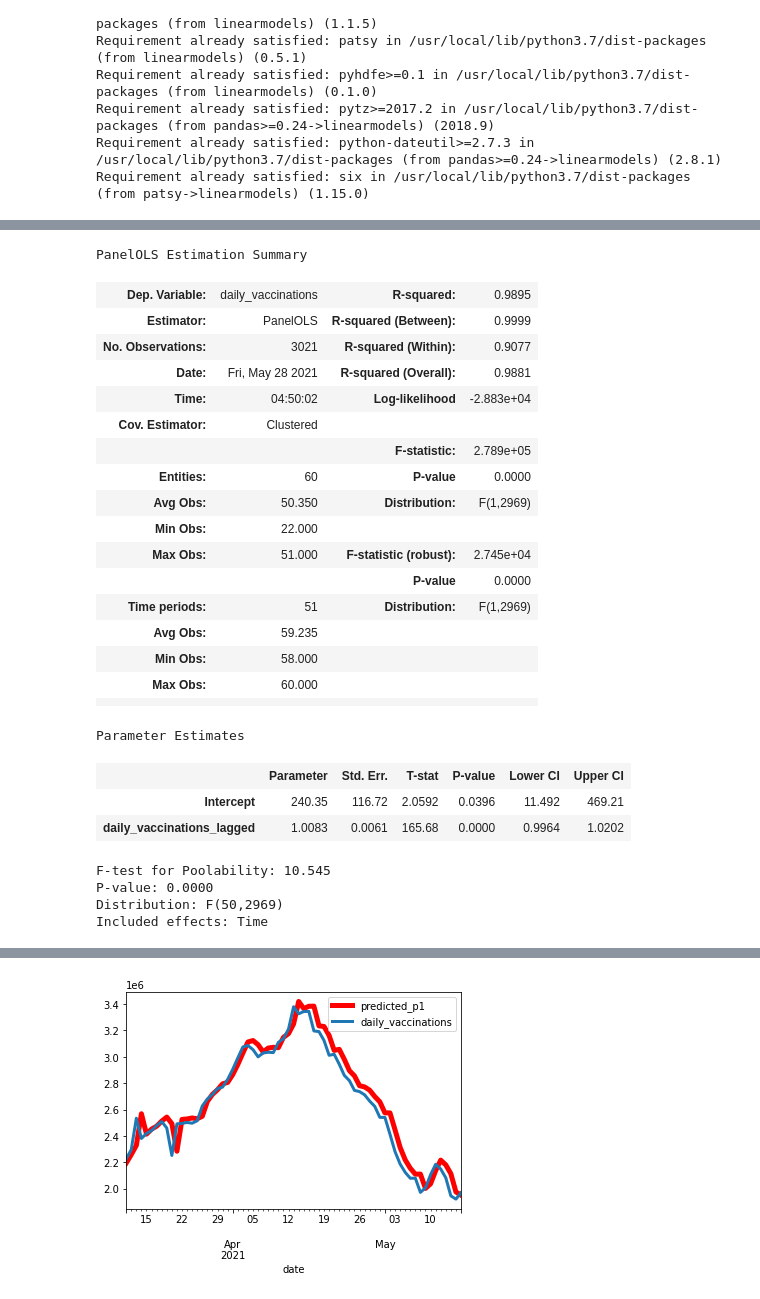
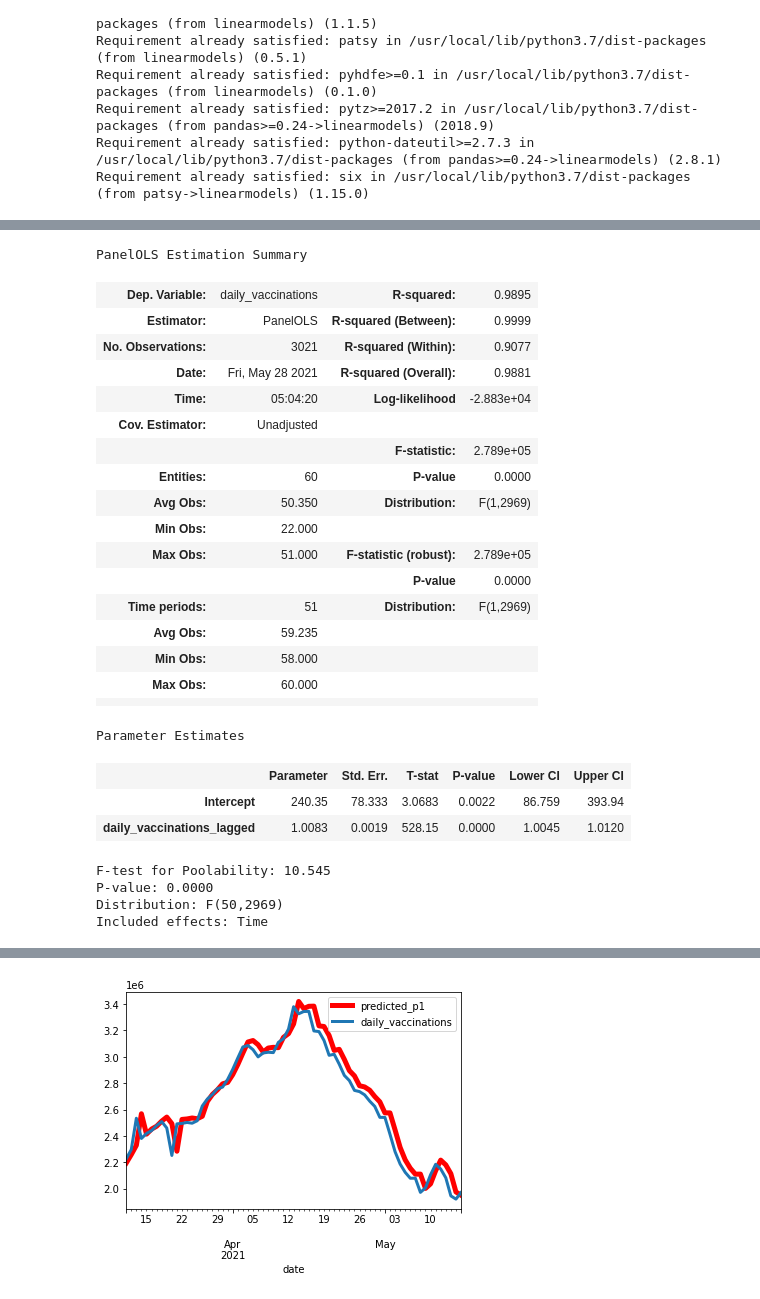
Before and after one commit to juno-yuu/COVID-Vaccine-and-Biotech-industry, a Jupyter notebook: Final_Project_Clean.ipynb, the cells around one changed output, grey strips where cells are left out. Saved outputs shown, nothing was run; the diff lists cells and outputs as text; code cells hidden in the pictures.

```diff
--- a/Final_Project_Clean.ipynb
+++ b/Final_Project_Clean.ipynb
@@ -284,31 +284,32 @@ Parameter Estimates
 | daily_vaccinations_lagged | 1.0069 | 0.0020 | 499.83 | 0.0000 | 1.0029 | 1.0108 |
 # %%
 p2 = PanelOLS.from_formula(formula = 'daily_vaccinations ~ 1 + daily_vaccinations_lagged + TimeEffects',\
-                                     data = data_panel_train).fit(cov_type = 'clustered', cov_kwds = {'groups': data_panel_train[['loc','time']]})
+                                     data = data_panel_train).fit()
 p2.summary
+# cov_type = 'clustered', cov_kwds = {'groups': data_panel_train[['loc','time']]}, cluster_entity = True, cluster_time = True
 # %% [output]
 PanelOLS Estimation Summary
 | Dep. Variable: | daily_vaccinations | R-squared: | 0.9895 |
 | Estimator: | PanelOLS | R-squared (Between): | 0.9999 |
 | No. Observations: | 3021 | R-squared (Within): | 0.9077 |
 | Date: | Fri, May 28 2021 | R-squared (Overall): | 0.9881 |
-| Time: | 04:50:02 | Log-likelihood | -2.883e+04 |
-| Cov. Estimator: | Clustered |  |  |
+| Time: | 05:04:20 | Log-likelihood | -2.883e+04 |
+| Cov. Estimator: | Unadjusted |  |  |
 |  |  | F-statistic: | 2.789e+05 |
 | Entities: | 60 | P-value | 0.0000 |
 | Avg Obs: | 50.350 | Distribution: | F(1,2969) |
 | Min Obs: | 22.000 |  |  |
-| Max Obs: | 51.000 | F-statistic (robust): | 2.745e+04 |
+| Max Obs: | 51.000 | F-statistic (robust): | 2.789e+05 |
 |  |  | P-value | 0.0000 |
 | Time periods: | 51 | Distribution: | F(1,2969) |
 | Avg Obs: | 59.235 |  |  |
 | Min Obs: | 58.000 |  |  |
 | Max Obs: | 60.000 |  |  |
 |  |  |  |  |
 Parameter Estimates
 |  | Parameter | Std. Err. | T-stat | P-value | Lower CI | Upper CI |
-| Intercept | 240.35 | 116.72 | 2.0592 | 0.0396 | 11.492 | 469.21 |
-| daily_vaccinations_lagged | 1.0083 | 0.0061 | 165.68 | 0.0000 | 0.9964 | 1.0202 |
+| Intercept | 240.35 | 78.333 | 3.0683 | 0.0022 | 86.759 | 393.94 |
+| daily_vaccinations_lagged | 1.0083 | 0.0019 | 528.15 | 0.0000 | 1.0045 | 1.0120 |
 F-test for Poolability: 10.545
 P-value: 0.0000
 Distribution: F(50,2969)
```
Also changed, not shown: parts of 4 cells of this notebook.
